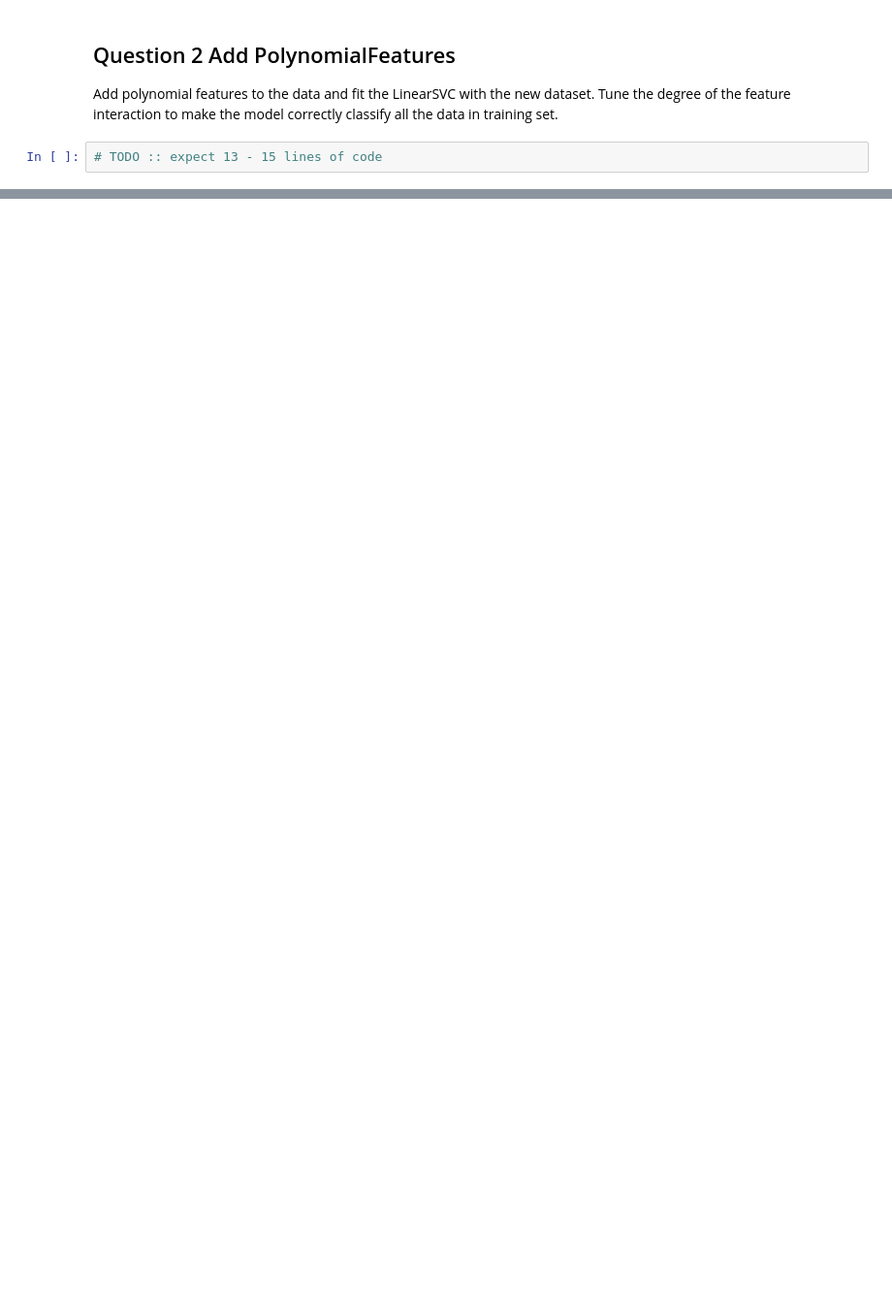
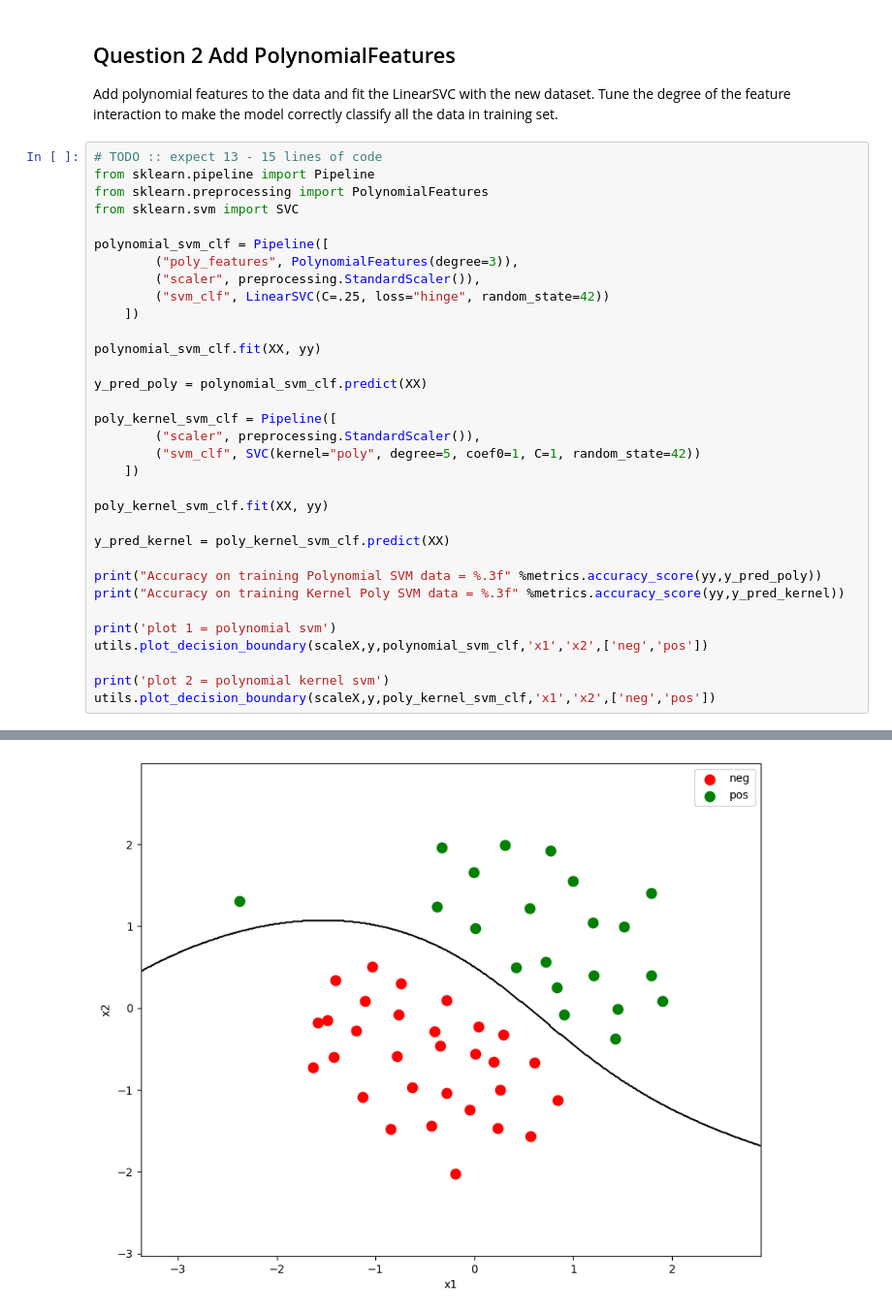
Before and after one commit to christian-ruiz/comp-642, a Jupyter notebook: module4/HW4_Provided/svm/hw_4_svm.ipynb, the cells around one changed output, grey strips where cells are left out. Shown at 97% size. Saved outputs shown, nothing was run; the diff lists cells and outputs as text; blank space fills up the shorter version.

```diff
--- a/module4/HW4_Provided/svm/hw_4_svm.ipynb
+++ b/module4/HW4_Provided/svm/hw_4_svm.ipynb
@@ -78,5 +102,37 @@ utils.plot_decision_boundary(scaleX,y,svm,'x1','x2',['neg','pos'])
 ## Question 2 Add PolynomialFeatures
 
 Add polynomial features to the data and fit the LinearSVC with the new dataset.   Tune the degree of the feature interaction to make the model correctly classify all the data in training set.
-# %%
-# TODO :: expect 13 - 15 lines of code
+# %%
+# TODO :: expect 13 - 15 lines of code
+from sklearn.pipeline import Pipeline
+from sklearn.preprocessing import PolynomialFeatures
+from sklearn.svm import SVC
+
+polynomial_svm_clf = Pipeline([
+        ("poly_features", PolynomialFeatures(degree=3)),
+        ("scaler", preprocessing.StandardScaler()),
+        ("svm_clf", LinearSVC(C=.25, loss="hinge", random_state=42))
+    ])
+
+polynomial_svm_clf.fit(XX, yy)
+
+y_pred_poly = polynomial_svm_clf.predict(XX)
+
+poly_kernel_svm_clf = Pipeline([
+        ("scaler", preprocessing.StandardScaler()),
+        ("svm_clf", SVC(kernel="poly", degree=5, coef0=1, C=1, random_state=42))
+    ])
+
+poly_kernel_svm_clf.fit(XX, yy)
+
+y_pred_kernel = poly_kernel_svm_clf.predict(XX)
+
+print("Accuracy on training Polynomial SVM data = %.3f" %metrics.accuracy_score(yy,y_pred_poly))
+print("Accuracy on training Kernel Poly SVM data = %.3f" %metrics.accuracy_score(yy,y_pred_kernel))
+
+print('plot 1 = polynomial svm')
+utils.plot_decision_boundary(scaleX,y,polynomial_svm_clf,'x1','x2',['neg','pos'])
+
+print('plot 2 = polynomial kernel svm')
+utils.plot_decision_boundary(scaleX,y,poly_kernel_svm_clf,'x1','x2',['neg','pos'])
+# %% [output]
@@ -82,0 +143 @@ Add polynomial features to the data and fit the LinearSVC with the new dataset.
+[figure, added]
```
Also changed, not shown: parts of 5 cells of this notebook, 9 other files.
